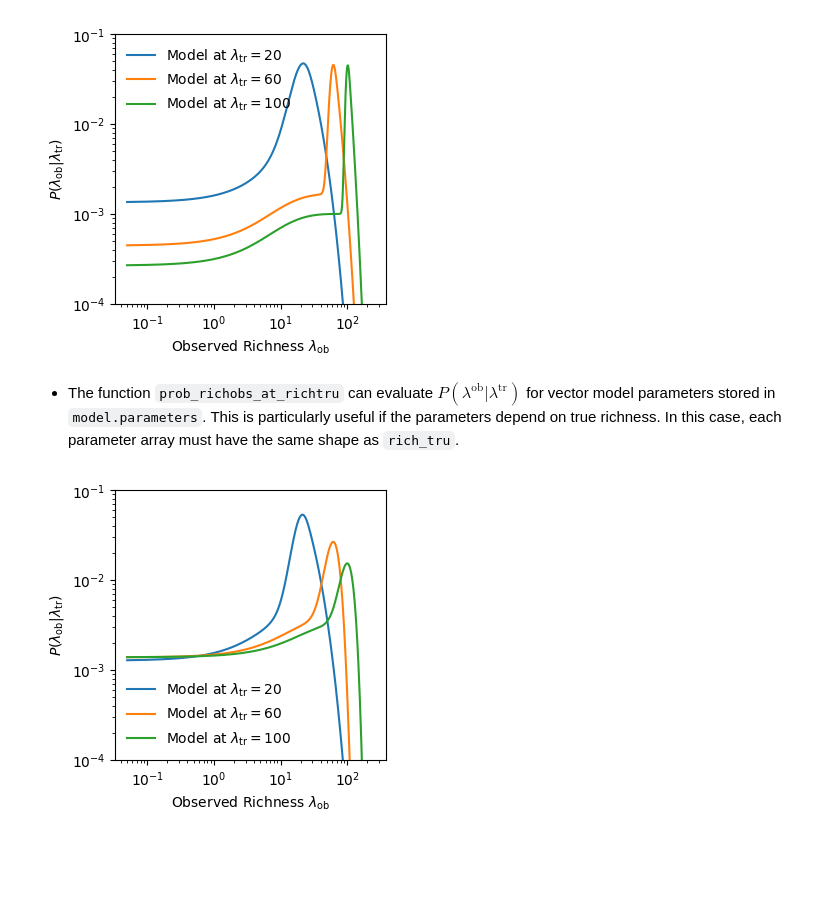
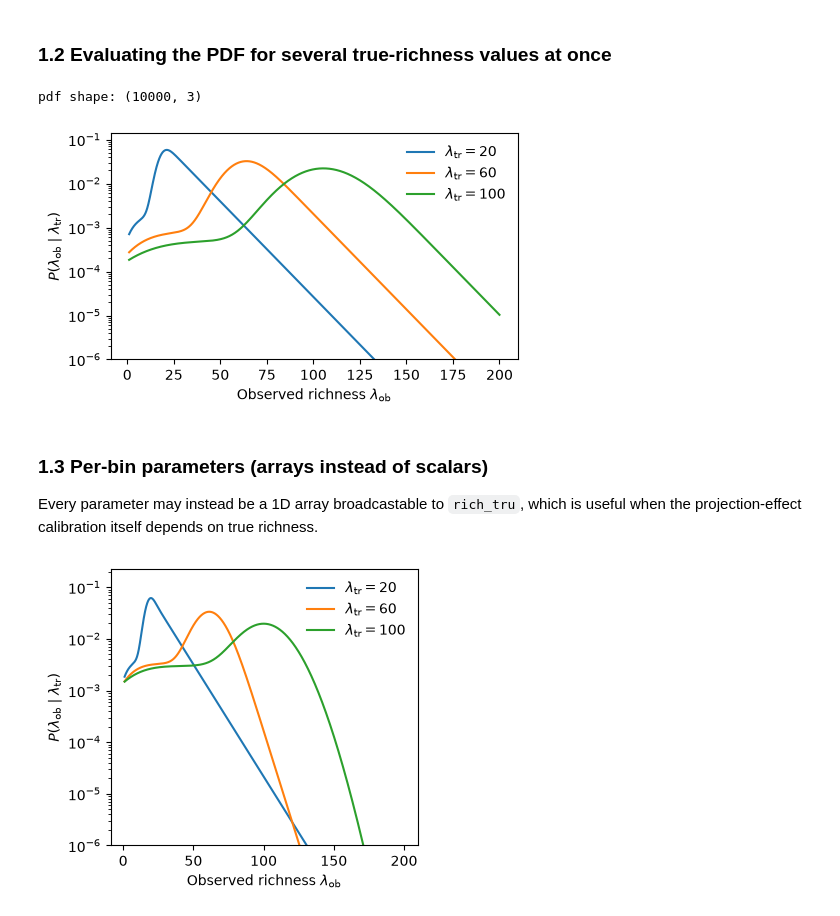
Before and after one commit to LSSTDESC/crow, a Jupyter notebook: notebooks/run_projection.ipynb, the cells around one changed output. Cells and saved outputs as stored; diff of their text form; code cells hidden in the pictures; blank space fills up the shorter version.

Commit message:
Update run_projection notebook with new analysis

```diff
--- a/notebooks/run_projection.ipynb
+++ b/notebooks/run_projection.ipynb
@@ -70,55 +103,51 @@ plt.show()
+# %% [markdown]
+### 1.2 Evaluating the PDF for several true-richness values at once
 # %%
-# Define input arrays
-rich_tru_array = np.array([ 20, 60.0, 100 ])    # an array of true richness
+rich_tru_array = np.array([20.0, 60.0, 100.0])
 
-# Evaluate the probability distribution
-prob_dist = model.prob_richobs_at_richtru(
-            rich_obs=rich_obs,
-            rich_tru=rich_tru_array,
-            )
+pdf = richness_model.prob_richobs_at_richtru(rich_obs=rich_obs, rich_tru=rich_tru_array)
+print("pdf shape:", pdf.shape)  # (len(rich_obs), len(rich_tru_array))
 
-# Plot the result
-plt.figure(figsize=(3.5, 3.5))
-for i in range(len(rich_tru_array)):
-    plt.plot(rich_obs, prob_dist[:,i], label=r'Model at $\lambda_{\mathrm{tr}} = %2i$' % rich_tru_array[i])
-plt.xlabel(r'Observed Richness $\lambda_{\mathrm{ob}}$')
-plt.ylabel(r'$P(\lambda_{\mathrm{ob}} | \lambda_{\mathrm{tr}})$')
-plt.xscale("log")
+plt.figure(figsize=(5, 3))
+for i, lam_tr in enumerate(rich_tru_array):
+    plt.plot(rich_obs, pdf[:, i], label=rf"$\lambda_{{\mathrm{{tr}}}}={lam_tr:g}$")
+plt.xlabel(r"Observed richness $\lambda_{\mathrm{ob}}$")
+plt.ylabel(r"$P(\lambda_{\mathrm{ob}} \mid \lambda_{\mathrm{tr}})$")
 plt.yscale("log")
-plt.ylim(1E-4,0.1)
+plt.ylim(1e-6, None)
 plt.legend(frameon=False)
+plt.tight_layout()
 plt.show()
 # %% [output]
+pdf shape: (10000, 3)
-[figure, old version]
+[figure, new version]
-# %% [markdown]
-* The function `prob_richobs_at_richtru` can evaluate $P(\lambda^{\mathrm{ob}} | \lambda^{\mathrm{tr}})$ for vector model parameters stored in `model.parameters`. This is particularly useful if the parameters depend on true richness.
-In this case, each parameter array must have the same shape as `rich_tru`.
+# %% [markdown]
+### 1.3 Per-bin parameters (arrays instead of scalars)
+
+Every parameter may instead be a 1D array broadcastable to `rich_tru`, which is useful when the
+projection-effect calibration itself depends on true richness.
 # %%
-# Update the anchored model parameters with vectors
-model.parameters.update({
-    'tau': np.array([0.10, 0.2, 0.3]),
-    'delta_mu': -1.0,
-    'fractional_sig_pure': 0.20,  # 20% scatter
-    'fprj': np.array([0.8, 0.8, 0.9]),
-    'fmsk': np.array([0.1, 0.2, 0.3]),
-})
+richness_model.parameters.update(
+    {
+        "tau": np.array([0.10, 0.20, 0.30]),
+        "delta_mu": -2.0,
+        "fractional_sig_pure": 0.15,
+        "fprj": np.array([0.80, 0.90, 0.95]),
+        "fmsk": np.array([0.10, 0.20, 0.30]),
+    }
+)
 
-# Evaluate the probability distribution in a shape of (len(rich_obs), len(rich_tru_array))
-prob_dist = model.prob_richobs_at_richtru(
-            rich_obs=rich_obs,
-            rich_tru=rich_tru_array,
-            )
+pdf = richness_model.prob_richobs_at_richtru(rich_obs=rich_obs, rich_tru=rich_tru_array)
 
-# Plot the result
-plt.figure(figsize=(3.5, 3.5))
-for i in range(len(rich_tru_array)):
-    plt.plot(rich_obs, prob_dist[:,i], label=r'Model at $\lambda_{\mathrm{tr}} = %2i$' % rich_tru_array[i])
-plt.xlabel(r'Observed Richness $\lambda_{\mathrm{ob}}$')
-plt.ylabel(r'$P(\lambda_{\mathrm{ob}} | \lambda_{\mathrm{tr}})$')
-plt.xscale("log")
+plt.figure(figsize=(4, 3.5))
+for i, lam_tr in enumerate(rich_tru_array):
+    plt.plot(rich_obs, pdf[:, i], label=rf"$\lambda_{{\mathrm{{tr}}}}={lam_tr:g}$")
+plt.xlabel(r"Observed richness $\lambda_{\mathrm{ob}}$")
+plt.ylabel(r"$P(\lambda_{\mathrm{ob}} \mid \lambda_{\mathrm{tr}})$")
 plt.yscale("log")
-plt.ylim(1E-4,0.1)
+plt.ylim(1e-6, None)
 plt.legend(frameon=False)
+plt.tight_layout()
 plt.show()
 # %% [output]
-[figure, old version]
+[figure, new version]
```
Also changed, not shown: parts of 19 cells of this notebook.
